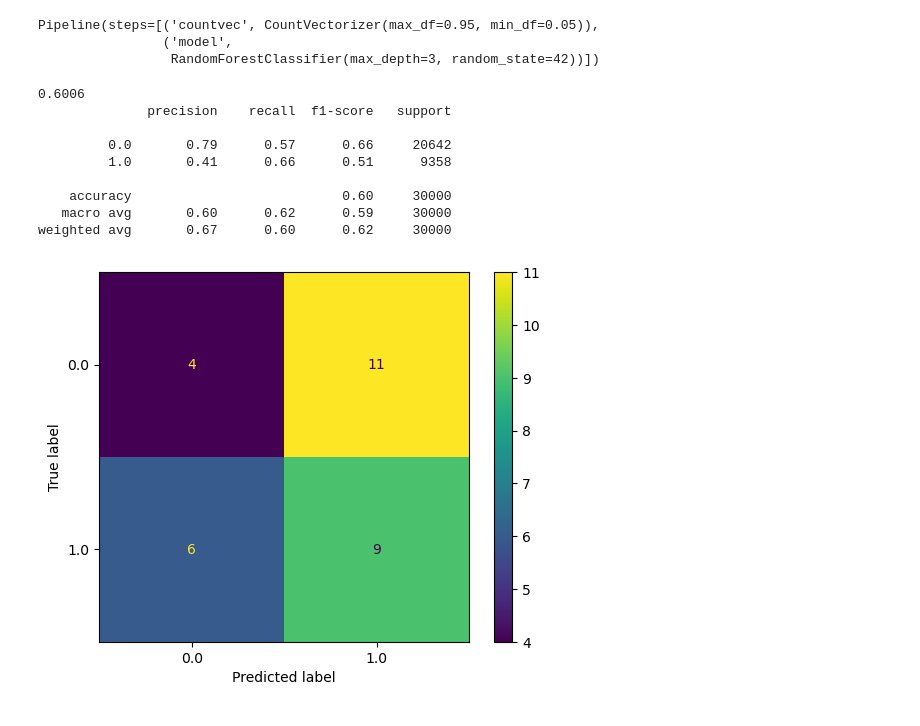
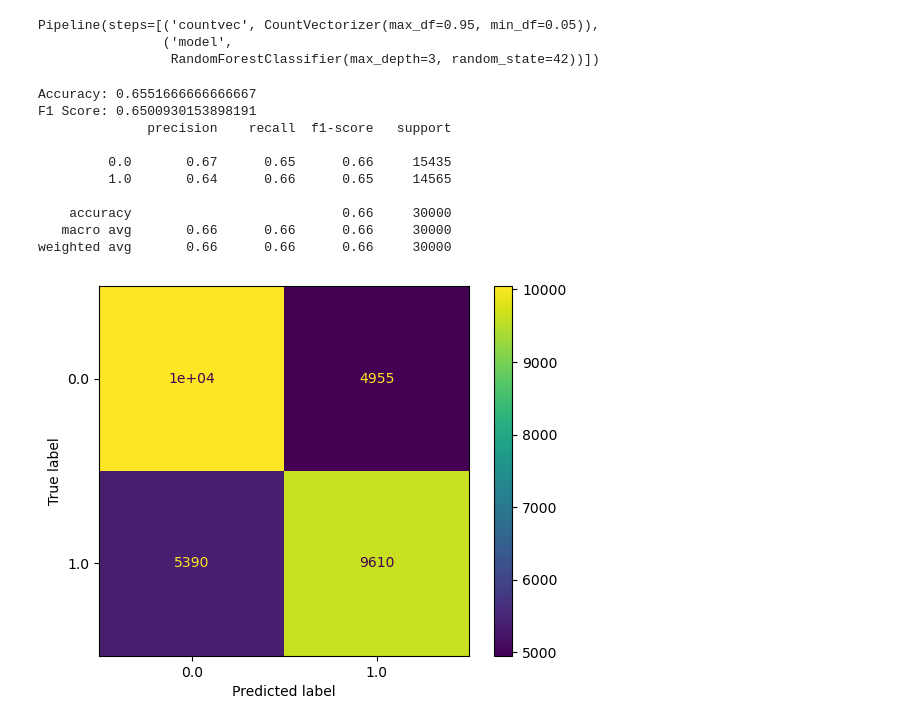
Before and after one commit to YamunaU75/FortuneMedical, a Jupyter notebook: FortuneMedical.ipynb, the cells around one changed output. Drawn from its saved outputs; the diff is of its cells as text; code cells hidden in the pictures.

```diff
--- a/FortuneMedical.ipynb
+++ b/FortuneMedical.ipynb
@@ -502,20 +493,22 @@ Pipeline(steps=[('countvec', CountVectorizer(max_df=0.95, min_df=0.05)),
                  RandomForestClassifier(max_depth=3, random_state=42))])
 # %%
 # predicting on X_test
-y_pred_model1 = model1_pipe.predict(X_test)
-print(accuracy_score(y_pred_model1, y_test))
+y_pred_model1 = model1_pipe.predict(X_test_trans)
+print("Accuracy:", accuracy_score(y_pred_model1, y_test))
+print("F1 Score:", f1_score(y_pred_model1, y_test))
 print(classification_report(y_pred_model1, y_test))
 # %% [output]
-0.6006
+Accuracy: 0.6551666666666667
+F1 Score: 0.6500930153898191
               precision    recall  f1-score   support
 
-         0.0       0.79      0.57      0.66     20642
-         1.0       0.41      0.66      0.51      9358
+         0.0       0.67      0.65      0.66     15435
+         1.0       0.64      0.66      0.65     14565
 
-    accuracy                           0.60     30000
-   macro avg       0.60      0.62      0.59     30000
-weighted avg       0.67      0.60      0.62     30000
+    accuracy                           0.66     30000
+   macro avg       0.66      0.66      0.66     30000
+weighted avg       0.66      0.66      0.66     30000
 # %%
-ConfusionMatrixDisplay.from_estimator(model1_pipe, X_test, y_test);
+ConfusionMatrixDisplay.from_estimator(model1_pipe, X_test_trans, y_test);
 # %% [output]
-[figure, old version]
+[figure, new version]
```
Also changed, not shown: parts of 4 cells of this notebook.
